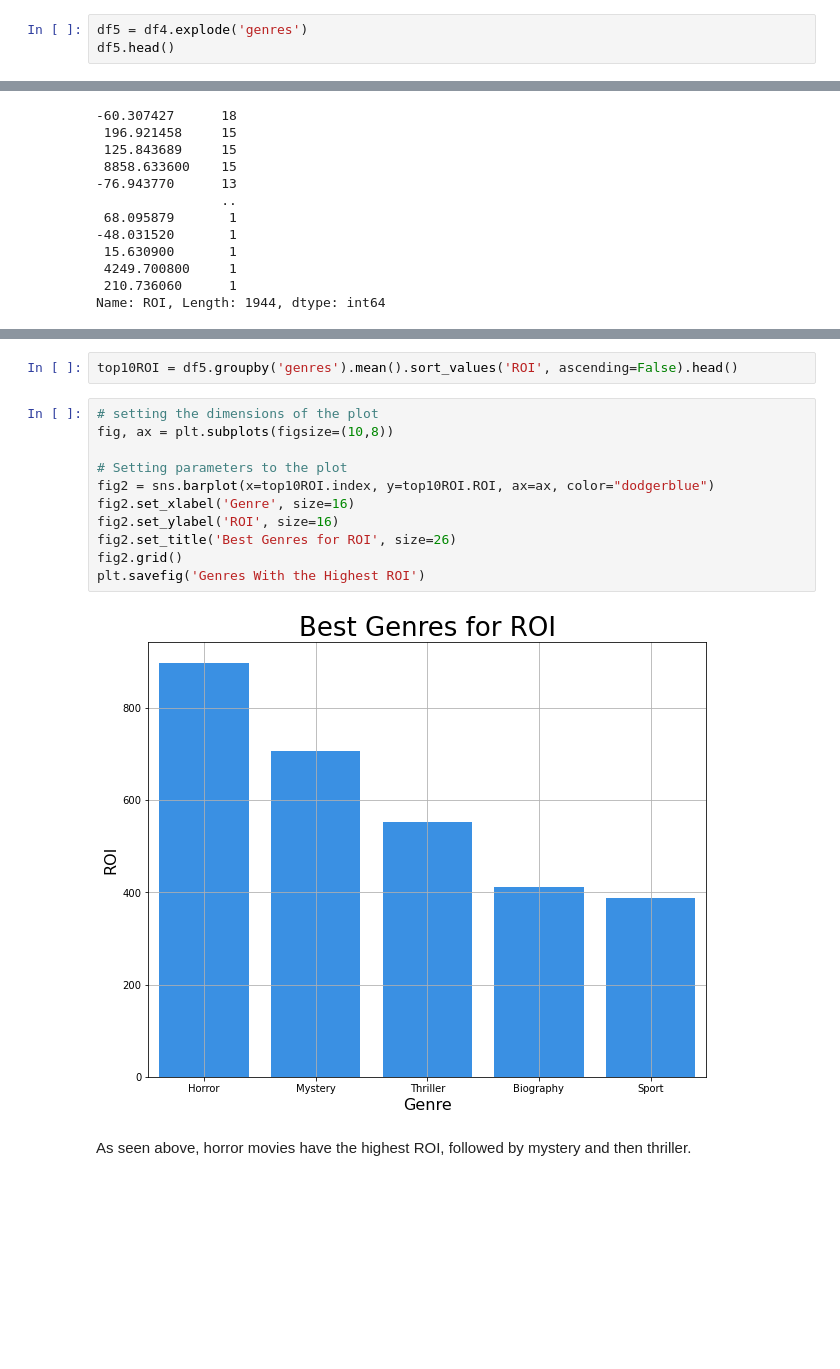
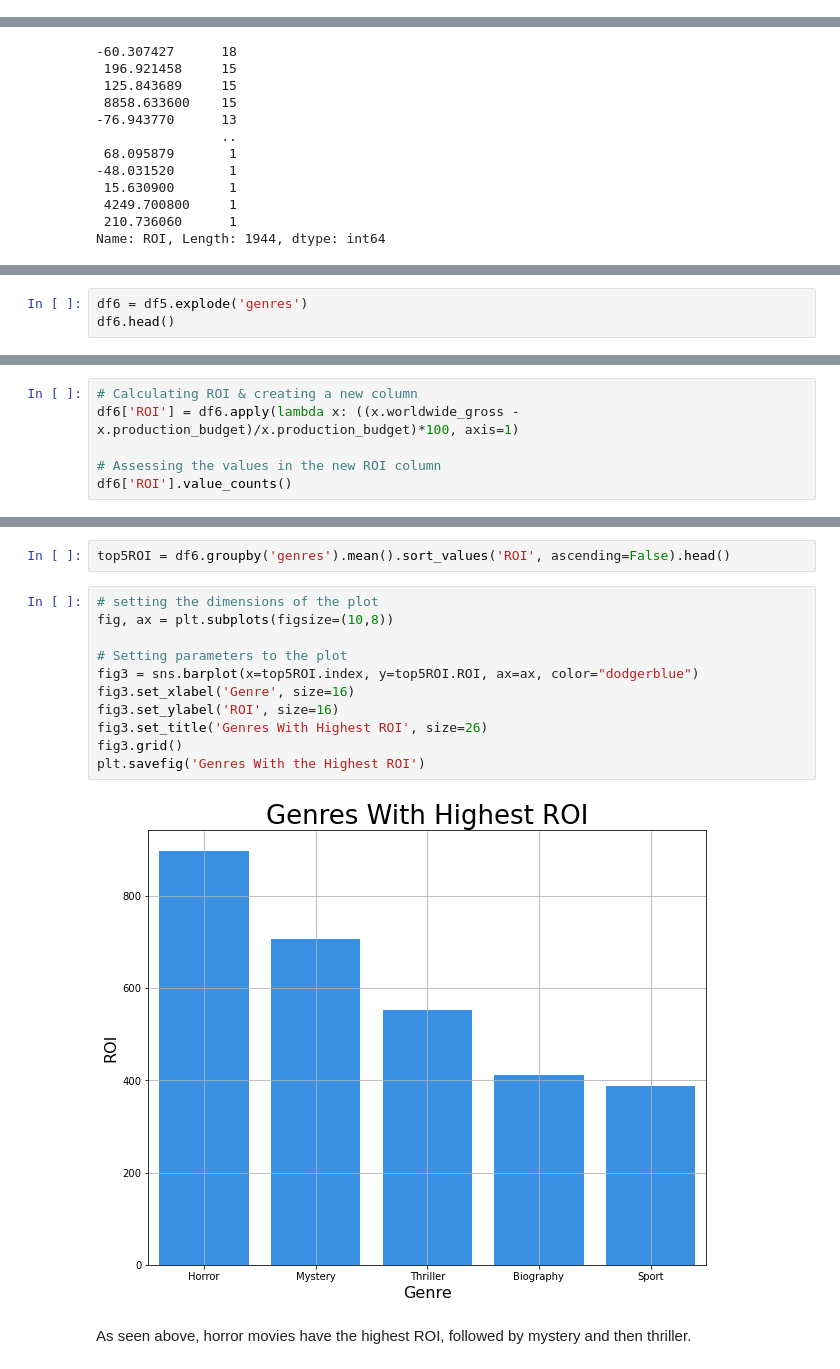
Before and after one commit to simrank3/Phase-1-Project, a Jupyter notebook: student.ipynb, the cells around one changed output, grey strips where cells are left out. Cells and saved outputs as stored; diff of their text form; blank space fills up the shorter version.

```diff
--- a/student.ipynb
+++ b/student.ipynb
@@ -366,3 +351,0 @@ array([list(['Action', 'Adventure', 'Fantasy']),
-# %%
-df5 = df4.explode('genres')
-df5.head()
@@ -394,0 +419,3 @@ Name: ROI, Length: 1944, dtype: int64
+# %%
+df6 = df5.explode('genres')
+df6.head()
@@ -394,0 +429,6 @@ Name: ROI, Length: 1944, dtype: int64
+# %%
+# Calculating ROI & creating a new column
+df6['ROI'] = df6.apply(lambda x: ((x.worldwide_gross - x.production_budget)/x.production_budget)*100, axis=1)
+
+# Assessing the values in the new ROI column
+df6['ROI'].value_counts()
@@ -415,20 +468,20 @@ df5.groupby('genres').mean().sort_values('ROI', ascending=False)
 | Western | 8.083333 | 5.523333e+07 | 1.022115e+08 | 114.166667 | 58.643771 |
 | War | 6.736842 | 2.369737e+07 | 4.369558e+07 | 114.842105 | 50.251487 |
 # %%
-top10ROI = df5.groupby('genres').mean().sort_values('ROI', ascending=False).head()
+top5ROI = df6.groupby('genres').mean().sort_values('ROI', ascending=False).head()
 # %%
 # setting the dimensions of the plot
 fig, ax = plt.subplots(figsize=(10,8))
 
 # Setting parameters to the plot
-fig2 = sns.barplot(x=top10ROI.index, y=top10ROI.ROI, ax=ax, color="dodgerblue")
-fig2.set_xlabel('Genre', size=16)
-fig2.set_ylabel('ROI', size=16)
-fig2.set_title('Best Genres for ROI', size=26)
-fig2.grid()
+fig3 = sns.barplot(x=top5ROI.index, y=top5ROI.ROI, ax=ax, color="dodgerblue")
+fig3.set_xlabel('Genre', size=16)
+fig3.set_ylabel('ROI', size=16)
+fig3.set_title('Genres With Highest ROI', size=26)
+fig3.grid()
 plt.savefig('Genres With the Highest ROI')
 # %% [output]
-[figure, old version]
+[figure, new version]
 # %% [markdown]
 As seen above, horror movies have the highest ROI, followed by mystery and then thriller.
 # %% [markdown]
```
Also changed, not shown: parts of 28 cells of this notebook, 4 other files.
